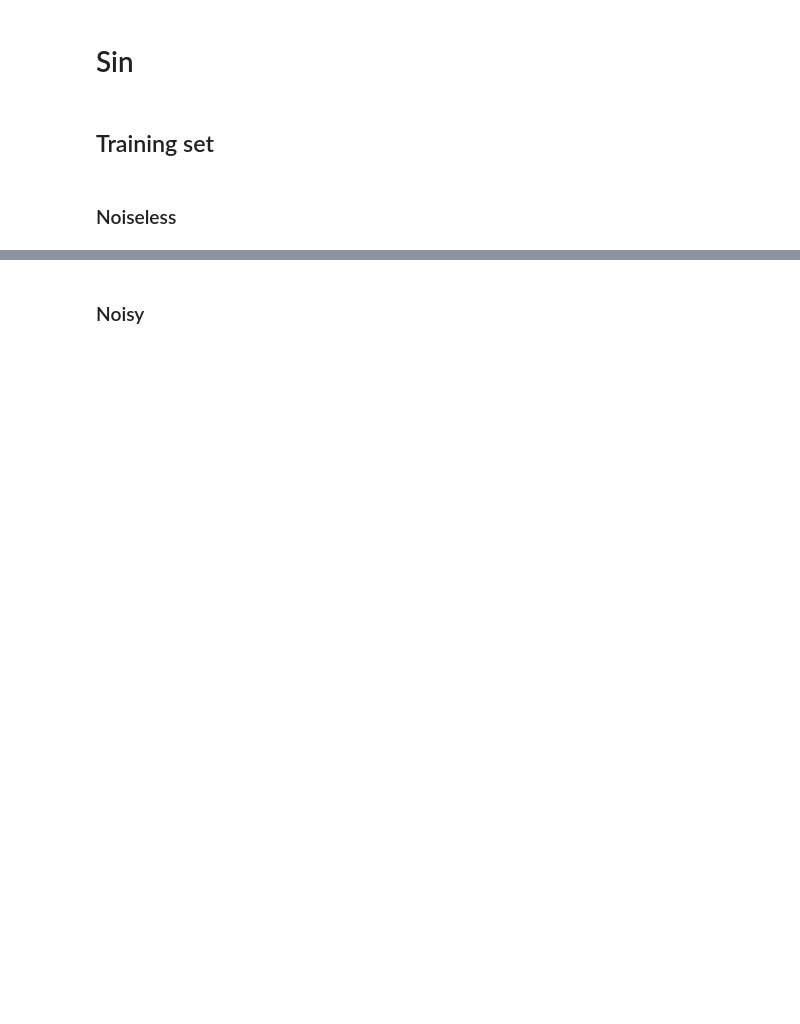
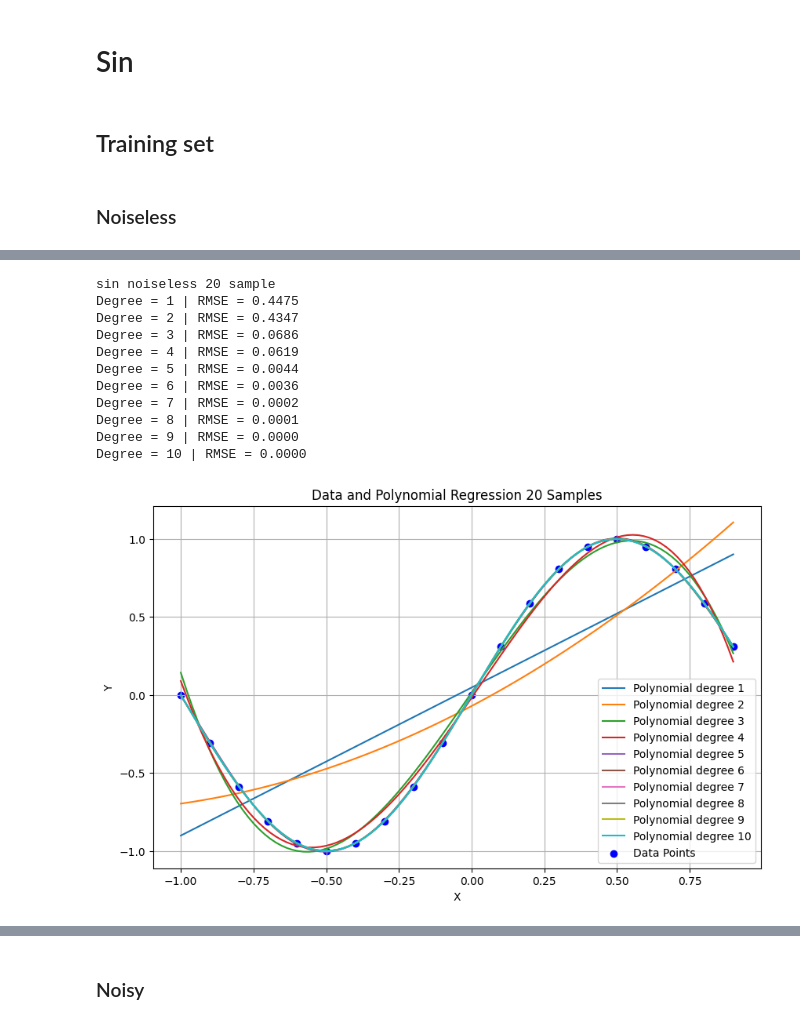
Before and after one commit to JedsadaSrijunpoe/Machine-Learning, a Jupyter notebook: Model_Selection_Q1.ipynb, the cells around one changed output, grey strips where cells are left out. Cells and saved outputs as stored; diff of their text form; code cells hidden in the pictures; blank space fills up the shorter version.

```diff
--- a/Model_Selection_Q1.ipynb
+++ b/Model_Selection_Q1.ipynb
@@ -77,12 +120,28 @@ for degree in range(1, MAX_DEGREE+1):
 # %%
 # sin noiseless 20 sample
 print("sin noiseless 20 sample")
 df = pd.read_csv("data/sin experiment/sin_noiseless_20sample.csv")
 
+w_list = []
 for degree in range(1, MAX_DEGREE+1):
     w = np.polyfit(df["x"], df["y"], degree)
+    w_list.append(w)
     RMSE = CalculateMSE_poly(df["x"], df["y"], w)**(1/2)
     print(f'Degree = {degree} | RMSE = {RMSE:.4f}')
+model_plot(df["x"],df["y"],w_list)
+# %% [output]
+sin noiseless 20 sample
+Degree = 1 | RMSE = 0.4475
+Degree = 2 | RMSE = 0.4347
+Degree = 3 | RMSE = 0.0686
+Degree = 4 | RMSE = 0.0619
+Degree = 5 | RMSE = 0.0044
+Degree = 6 | RMSE = 0.0036
+Degree = 7 | RMSE = 0.0002
+Degree = 8 | RMSE = 0.0001
+Degree = 9 | RMSE = 0.0000
+Degree = 10 | RMSE = 0.0000
+[figure, added]
 # %%
 # sin noiseless 40 sample
 print("sin noiseless 40 sample")
```
Also changed, not shown: parts of 20 cells of this notebook.
